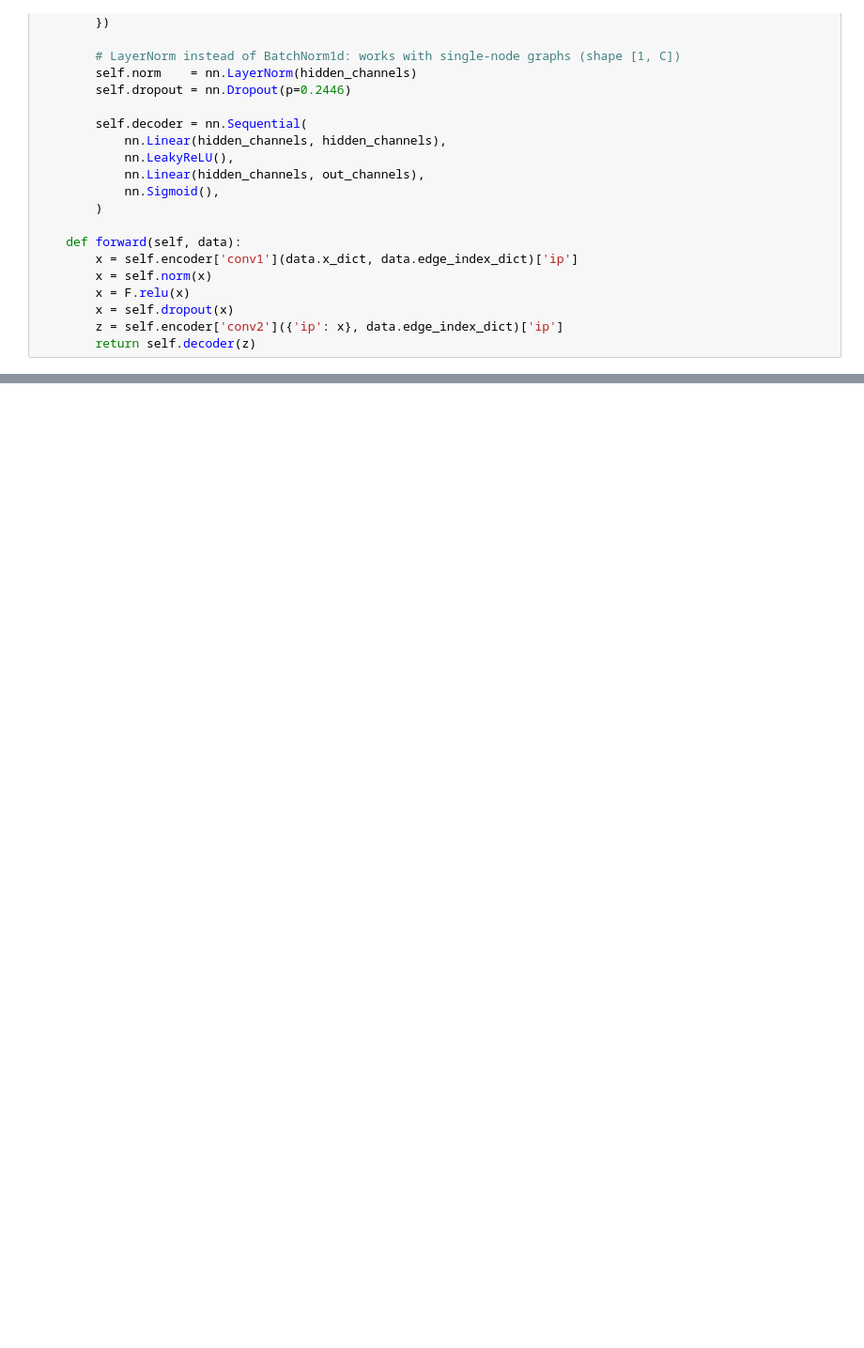
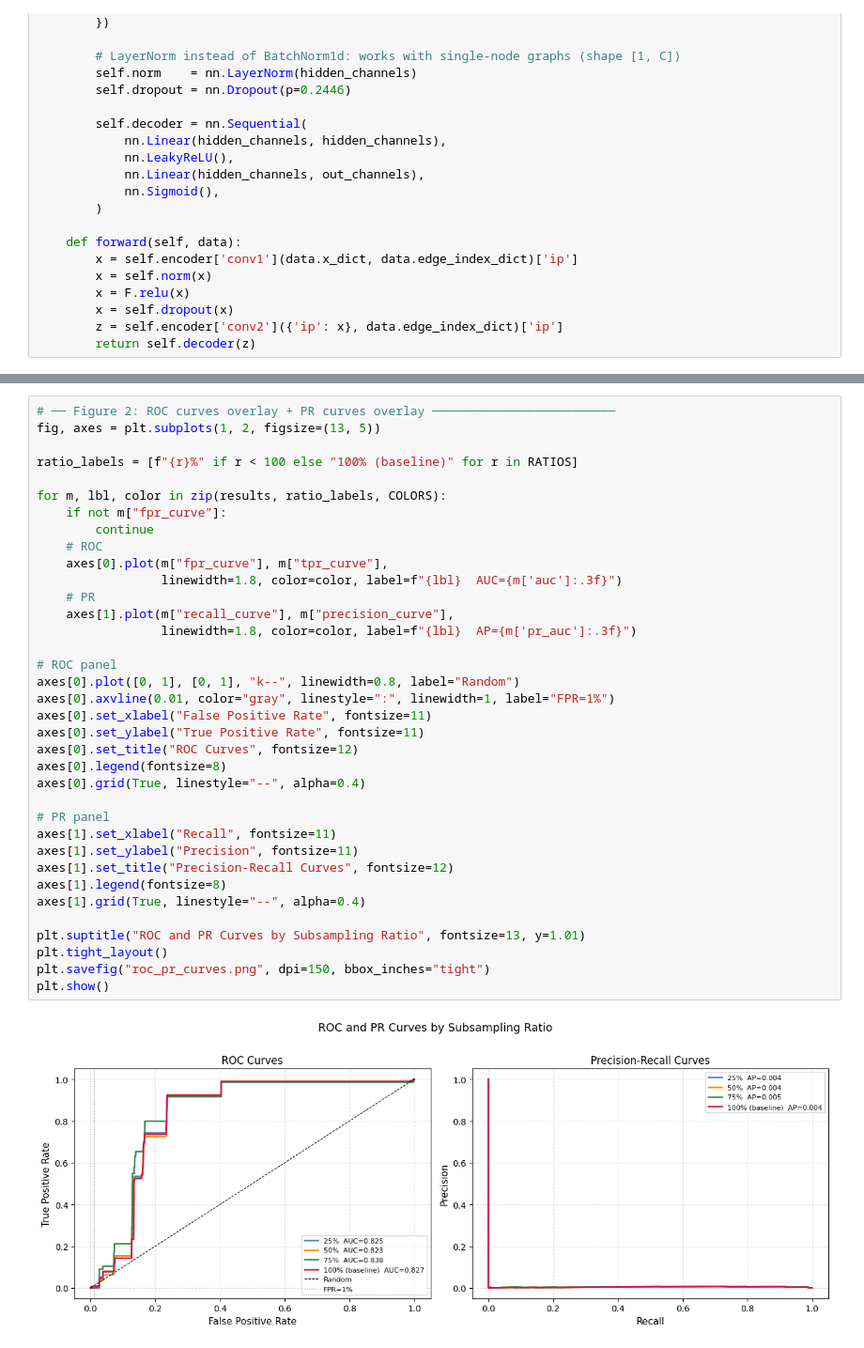
Before and after one commit to refouch/IoT-project, a Jupyter notebook: GAE_comparison_experiment.ipynb, the cells around one changed output, grey strips where cells are left out. Shown at 94% size. Drawn from its saved outputs; the diff is of its cells as text; blank space fills up the shorter version.

```diff
--- a/GAE_comparison_experiment.ipynb
+++ b/GAE_comparison_experiment.ipynb
@@ -290,0 +284,38 @@ Summary:
+# %%
+# ── Figure 2: ROC curves overlay + PR curves overlay ─────────────────────────
+fig, axes = plt.subplots(1, 2, figsize=(13, 5))
+
+ratio_labels = [f"{r}%" if r < 100 else "100% (baseline)" for r in RATIOS]
+
+for m, lbl, color in zip(results, ratio_labels, COLORS):
+    if not m["fpr_curve"]:
+        continue
+    # ROC
+    axes[0].plot(m["fpr_curve"], m["tpr_curve"],
+                 linewidth=1.8, color=color, label=f"{lbl}  AUC={m['auc']:.3f}")
+    # PR
+    axes[1].plot(m["recall_curve"], m["precision_curve"],
+                 linewidth=1.8, color=color, label=f"{lbl}  AP={m['pr_auc']:.3f}")
+
+# ROC panel
+axes[0].plot([0, 1], [0, 1], "k--", linewidth=0.8, label="Random")
+axes[0].axvline(0.01, color="gray", linestyle=":", linewidth=1, label="FPR=1%")
+axes[0].set_xlabel("False Positive Rate", fontsize=11)
+axes[0].set_ylabel("True Positive Rate", fontsize=11)
+axes[0].set_title("ROC Curves", fontsize=12)
+axes[0].legend(fontsize=8)
+axes[0].grid(True, linestyle="--", alpha=0.4)
+
+# PR panel
+axes[1].set_xlabel("Recall", fontsize=11)
+axes[1].set_ylabel("Precision", fontsize=11)
+axes[1].set_title("Precision-Recall Curves", fontsize=12)
+axes[1].legend(fontsize=8)
+axes[1].grid(True, linestyle="--", alpha=0.4)
+
+plt.suptitle("ROC and PR Curves by Subsampling Ratio", fontsize=13, y=1.01)
+plt.tight_layout()
+plt.savefig("roc_pr_curves.png", dpi=150, bbox_inches="tight")
+plt.show()
+# %% [output]
+[figure, added]
```
Also changed, not shown: parts of 4 cells of this notebook, 2 other files.
